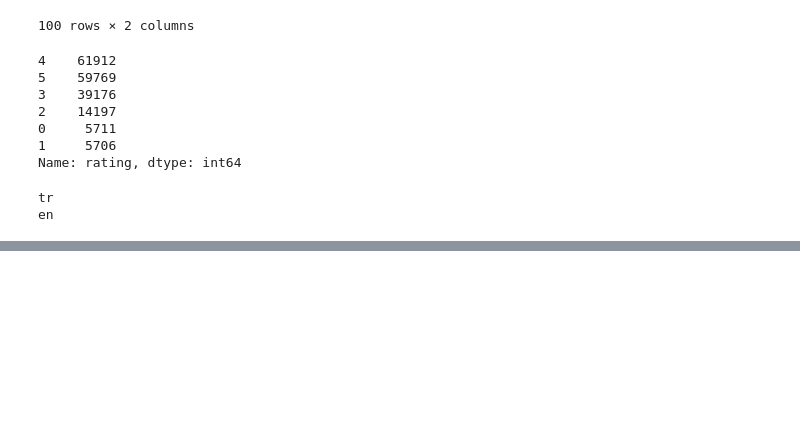
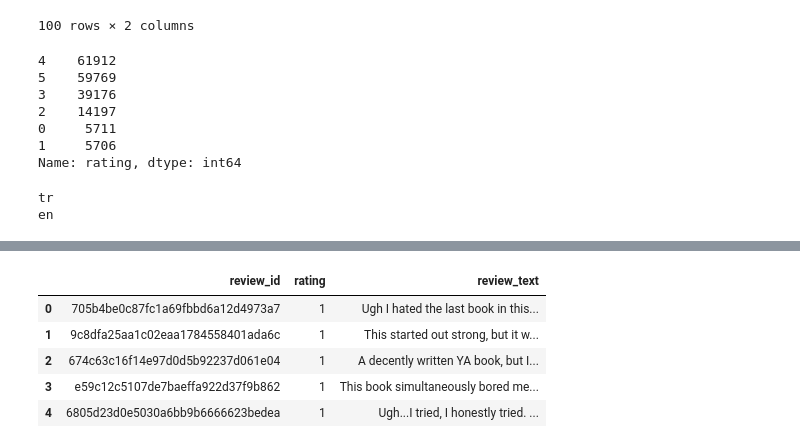
Before and after one commit to azwidodo/Tugas-Akhir-5, a Jupyter notebook: select_data.ipynb, the cells around one changed output, grey strips where cells are left out. Saved outputs shown, nothing was run; the diff lists cells and outputs as text; code cells hidden in the pictures; blank space fills up the shorter version.

```diff
--- a/select_data.ipynb
+++ b/select_data.ipynb
@@ -190,0 +191,10 @@ for index, row in df2.iterrows():
+# %%
+df2 = pd.read_csv("all_data/reviews_filtered_2.csv")
+df2.head()
+# %% [output]
+|  | review_id | rating | review_text |
+| 0 | 705b4be0c87fc1a69fbbd6a12d4973a7 | 1 | Ugh I hated the last book in this... |
+| 1 | 9c8dfa25aa1c02eaa1784558401ada6c | 1 | This started out strong, but it w... |
+| 2 | 674c63c16f14e97d0d5b92237d061e04 | 1 | A decently written YA book, but I... |
+| 3 | e59c12c5107de7baeffa922d37f9b862 | 1 | This book simultaneously bored me... |
+| 4 | 6805d23d0e5030a6bb9b6666623bedea | 1 | Ugh...I tried, I honestly tried. ... |
```
Also changed, not shown: parts of 7 cells of this notebook, 3 other files.
